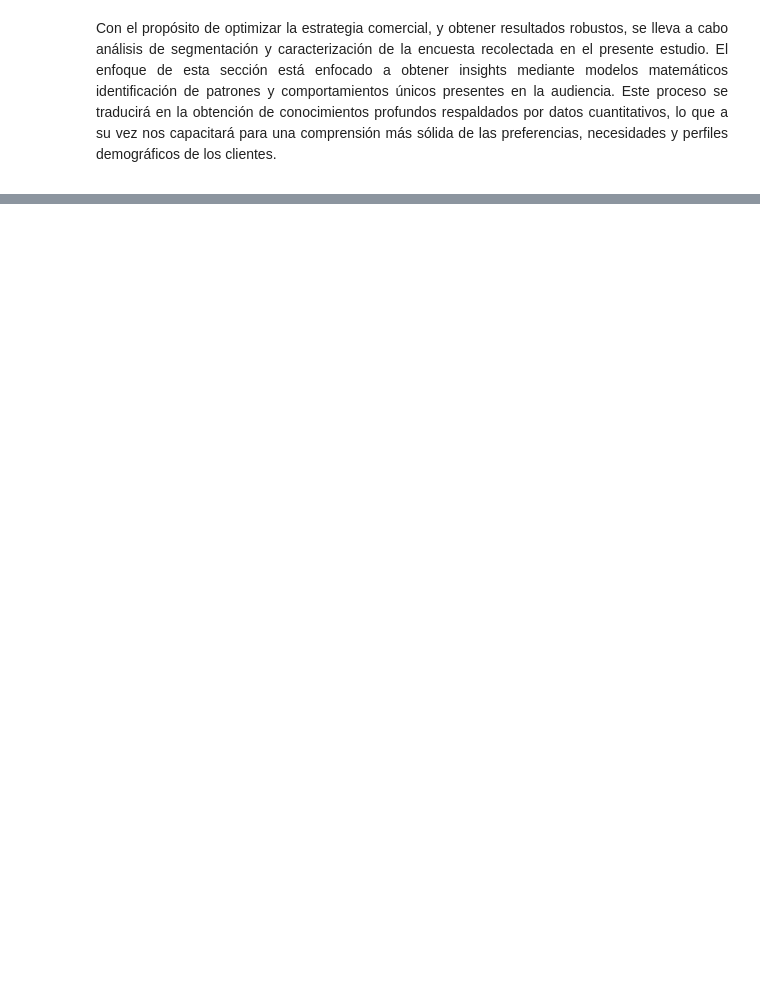
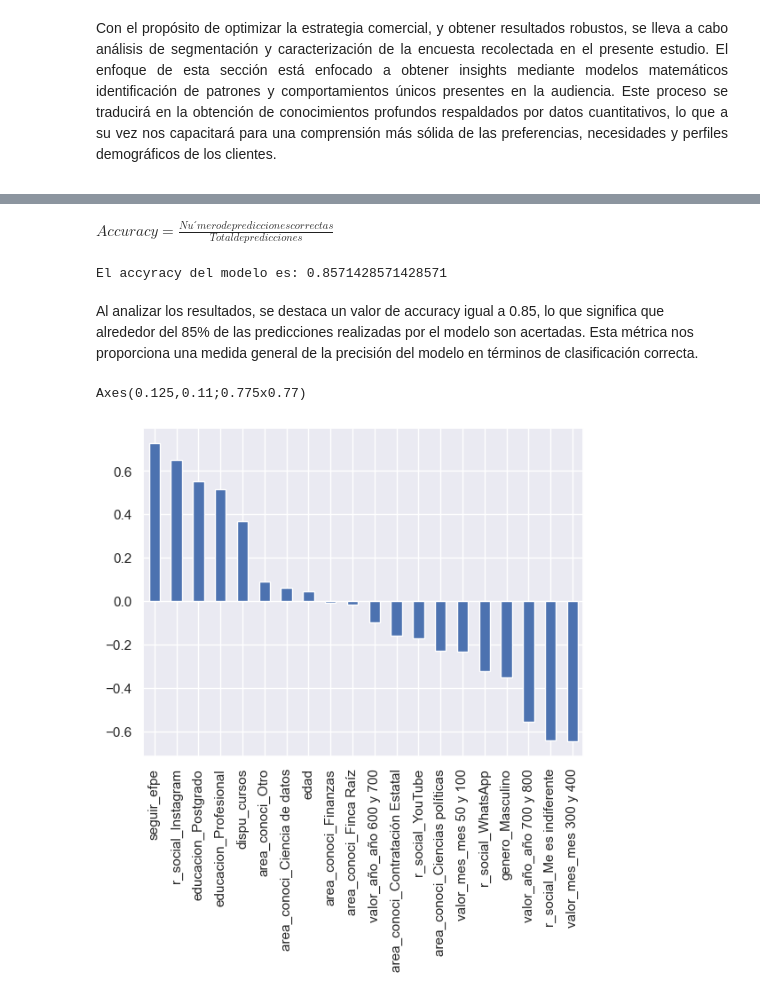
Before and after one commit to antoniomedina99/EFPE_analisis_data_recolectada, a Jupyter notebook: Notebook/model.ipynb, the cells around one changed output, grey strips where cells are left out. Drawn from its saved outputs; the diff is of its cells as text; code cells hidden in the pictures; blank space fills up the shorter version.

```diff
--- a/Notebook/model.ipynb
+++ b/Notebook/model.ipynb
@@ -108,4 +61,4 @@ data.head(2)
 # %%
-# crear train y test
-y = data.y
-X = data.drop(['y'], axis= 1)
+# Codificar variable objetivo y regresoras
+y = data['y']
+X = data.drop('y', axis = 1)
@@ -136,0 +85,3 @@ weighted avg       0.73      0.71      0.72        21
+# %%
+#crear objeto modelo
+model = LogisticRegression(class_weight= "balanced", max_iter= 500)
@@ -136,0 +94,2 @@ weighted avg       0.73      0.71      0.72        21
+# %%
+model.fit(X_train, y_train)
@@ -136,0 +106,26 @@ weighted avg       0.73      0.71      0.72        21
+# %% [markdown]
+$ Accuracy =  \frac{Nuˊ mero de predicciones correctas}{Total de predicciones} $
+# %%
+# Para el score  accuracy, se envia el valor corecto sobre el estimado
+print(f'El accyracy del modelo es: {metrics.accuracy_score(y_test, prediccion)}')
+# %% [output]
+El accyracy del modelo es: 0.8571428571428571
+# %% [markdown]
+Al analizar los resultados, se destaca un valor de accuracy igual a 0.85, lo que significa que <br>
+alrededor del 85% de las predicciones realizadas por el modelo son acertadas. Esta métrica nos <br> proporciona una medida general de la precisión del modelo en términos de clasificación correcta.
+# %%
+# se llama a las variables con más peso en el modelo preddicho
+
+pesos = pd.Series(model.coef_[0],
+                    index=X.columns.values)
+
+# Se grafican las variables
+print(
+    pesos.sort_values(ascending=False)[:
+
+    ].plot(kind='bar')
+)
+plt.show()
+# %% [output]
+Axes(0.125,0.11;0.775x0.77)
+[figure, added]
```
Also changed, not shown: parts of 26 cells of this notebook, 4 other files.
